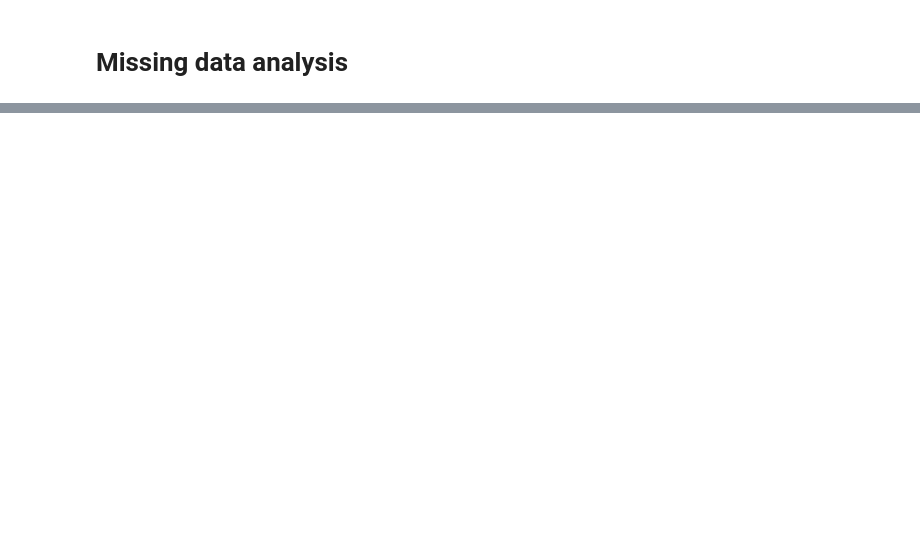
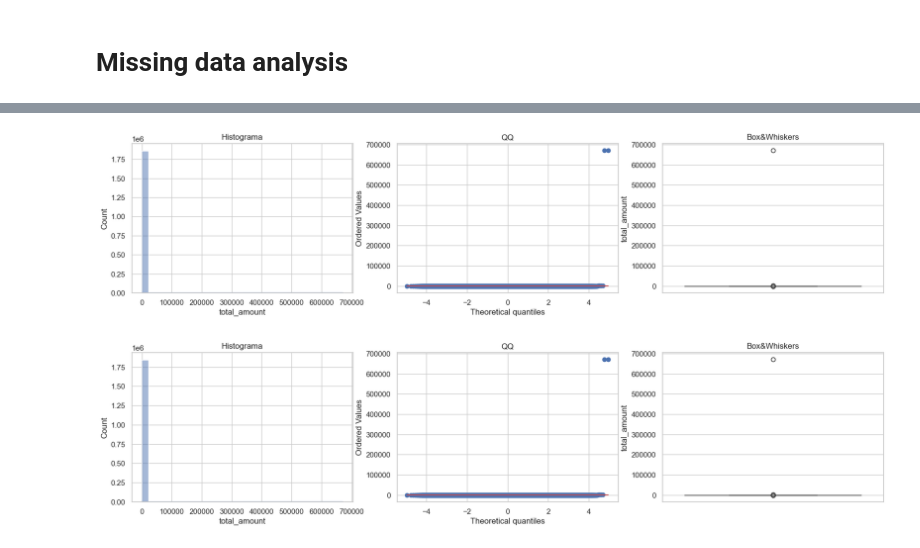
Before and after one commit to IA-UBA/analisis-de-datos, a Jupyter notebook: notebooks/MissingValuesAnalysis.ipynb, the cells around one changed output, grey strips where cells are left out. Saved outputs shown, nothing was run; the diff lists cells and outputs as text; code cells hidden in the pictures; blank space fills up the shorter version.

```diff
--- a/notebooks/MissingValuesAnalysis.ipynb
+++ b/notebooks/MissingValuesAnalysis.ipynb
@@ -60,0 +167,6 @@ dtype: object
+# %%
+outlier_diagnostic_plots(sample_df, "total_amount")
+outlier_diagnostic_plots(mask_df, "total_amount")
+# %% [output]
+[figure, added]
+[figure, added]
```
Also changed, not shown: parts of 43 cells of this notebook, 1 other file.
